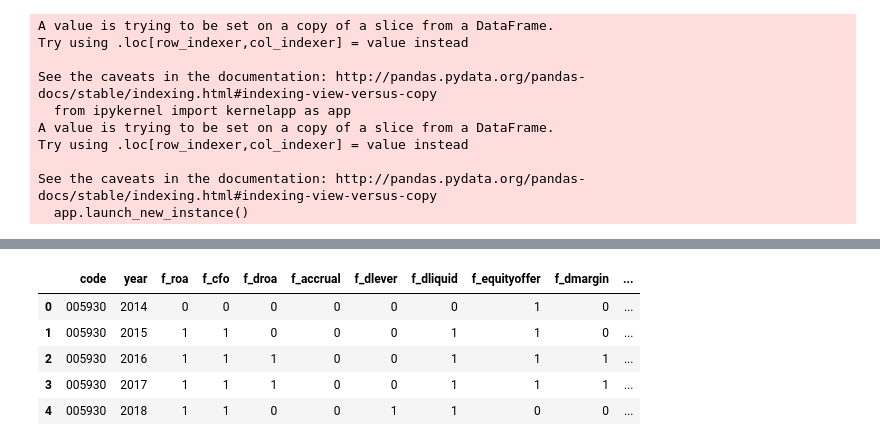
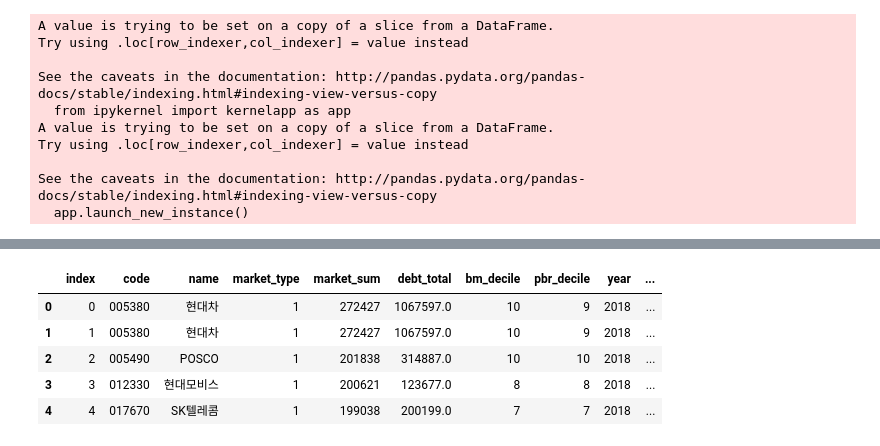
Before and after one commit to daesik82/GoldSpoon, a Jupyter notebook: fscore_2019May.ipynb, the cells around one changed output, grey strips where cells are left out. Saved outputs shown, nothing was run; the diff lists cells and outputs as text; code cells hidden in the pictures.

```diff
--- a/fscore_2019May.ipynb
+++ b/fscore_2019May.ipynb
@@ -714,9 +808,17 @@ df_fs_03.gpa_decile = pd.qcut(df_fs_02['gpa'], 10, labels=[1, 2, 3, 4, 5, 6, 7,
+# %%
+df_c = pd.merge(df_a, df_b, how='inner', on='code')
+# %%
+df_c['ncav'] = df_c['current_asset'] - df_c['debt_total']
+# %%
+df_c = df_c.reset_index()
+# %%
+df_c['mktsum*1.5'] = df_c['market_sum'] * 1.5
 # %%
-df_fs_03.head()
+df_c.head()
 # %% [output]
-|  | code | year | f_roa | f_cfo | f_droa | f_accrual | f_dlever | f_dliquid | f_equityoffer | f_dmargin | ... |
-| 0 | 005930 | 2014 | 0 | 0 | 0 | 0 | 0 | 0 | 1 | 0 | ... |
-| 1 | 005930 | 2015 | 1 | 1 | 0 | 0 | 0 | 1 | 1 | 0 | ... |
-| 2 | 005930 | 2016 | 1 | 1 | 1 | 0 | 0 | 1 | 1 | 1 | ... |
-| 3 | 005930 | 2017 | 1 | 1 | 1 | 0 | 0 | 1 | 1 | 1 | ... |
-| 4 | 005930 | 2018 | 1 | 1 | 0 | 0 | 1 | 1 | 0 | 0 | ... |
+|  | index | code | name | market_type | market_sum | debt_total | bm_decile | pbr_decile | year | ... |
+| 0 | 0 | 005380 | 현대차 | 1 | 272427 | 1067597.0 | 10 | 9 | 2018 | ... |
+| 1 | 1 | 005380 | 현대차 | 1 | 272427 | 1067597.0 | 10 | 9 | 2018 | ... |
+| 2 | 2 | 005490 | POSCO | 1 | 201838 | 314887.0 | 10 | 10 | 2018 | ... |
+| 3 | 3 | 012330 | 현대모비스 | 1 | 200621 | 123677.0 | 8 | 8 | 2018 | ... |
+| 4 | 4 | 017670 | SK텔레콤 | 1 | 199038 | 200199.0 | 7 | 7 | 2018 | ... |
```
Also changed, not shown: parts of 85 cells of this notebook, 4 other files.
